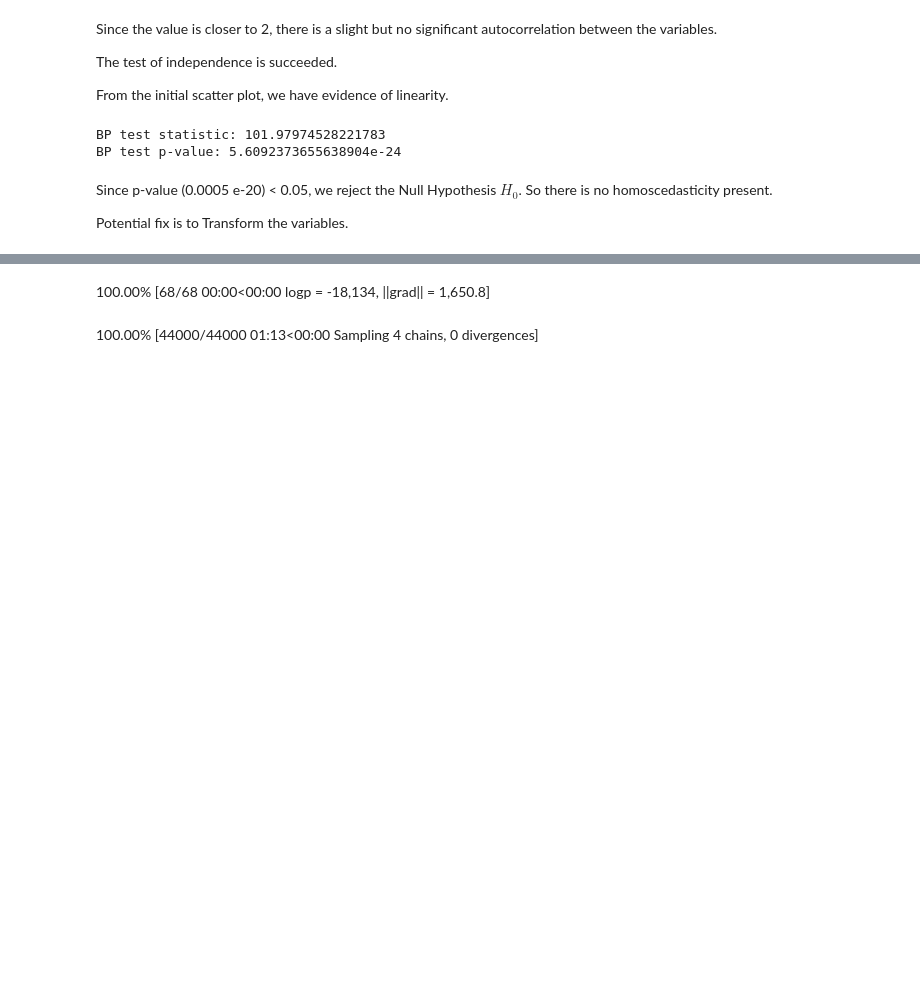
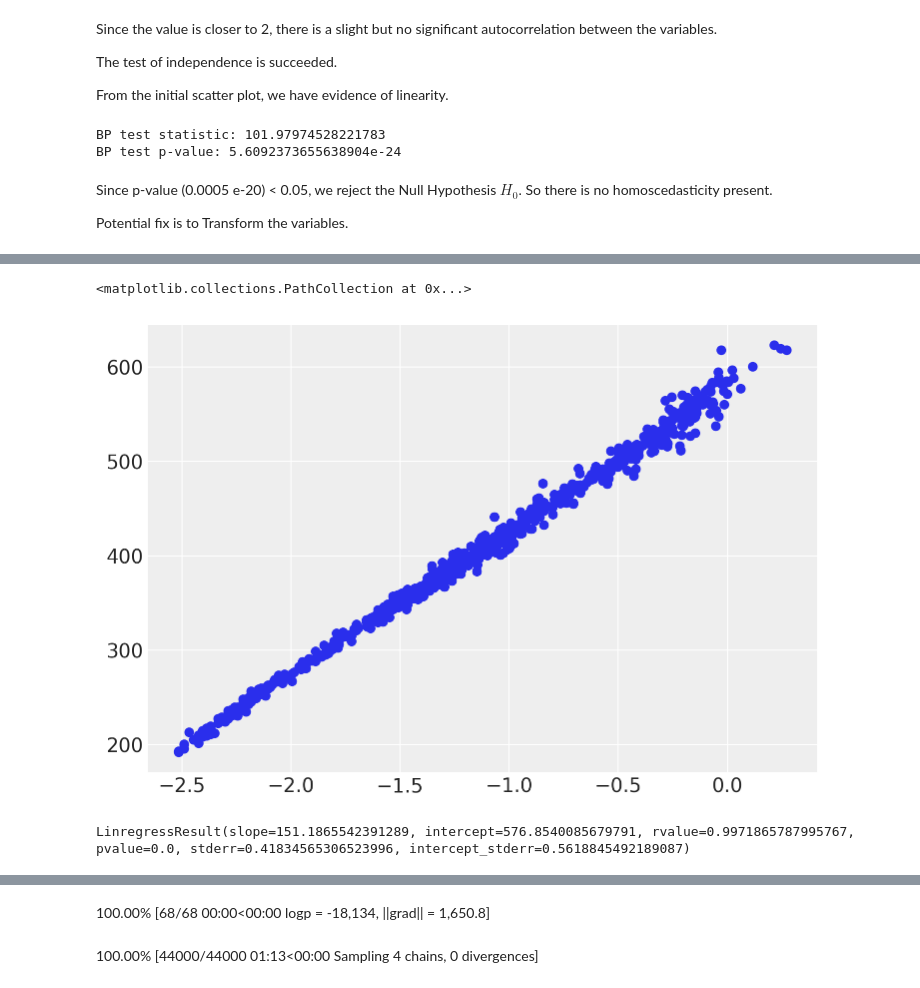
Before and after one commit to Raghuram-Veeramallu/Astro_Stat_Project2, a Jupyter notebook: Project2_Group3.ipynb, the cells around one changed output, grey strips where cells are left out. Cells and saved outputs as stored; diff of their text form; code cells hidden in the pictures; blank space fills up the shorter version.

```diff
--- a/Project2_Group3.ipynb
+++ b/Project2_Group3.ipynb
@@ -204,3 +214,11 @@ BP test p-value: 5.6092373655638904e-24
 Since p-value (0.0005 e-20) < 0.05, we reject the Null Hypothesis $H_{0}$. So there is no homoscedasticity present.
 
 Potential fix is to Transform the variables.
+# %%
+# applying box-cox transformations
+
+d_transf, d_lam = stats.boxcox(df['d'])
+print(d_lam)
+
+zcmb_transf, zcmb_lam = stats.boxcox(df['zcmb'])
+print(zcmb_lam)
@@ -206,0 +235,10 @@ Potential fix is to Transform the variables.
+# %%
+plt.scatter(zcmb_transf, d_transf)
+# %% [output]
+<matplotlib.collections.PathCollection at 0x...>
+[figure, added]
+# %%
+reg_2 = stats.linregress(zcmb_transf, d_transf)
+print(reg_2)
+# %% [output]
+LinregressResult(slope=151.1865542391289, intercept=576.8540085679791, rvalue=0.9971865787995767, pvalue=0.0, stderr=0.41834565306523996, intercept_stderr=0.5618845492189087)
```
Also changed, not shown: parts of 11 cells of this notebook.
